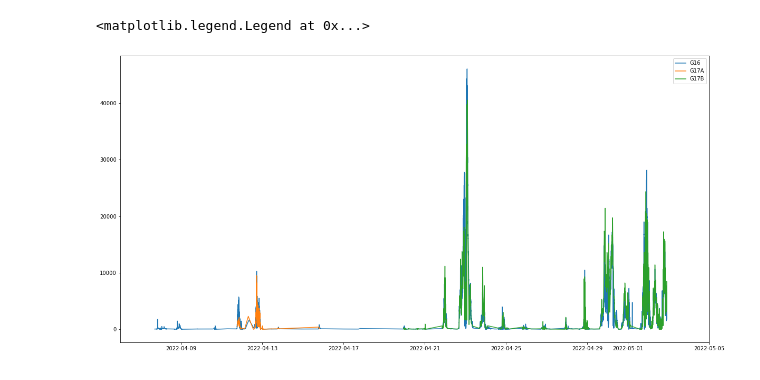
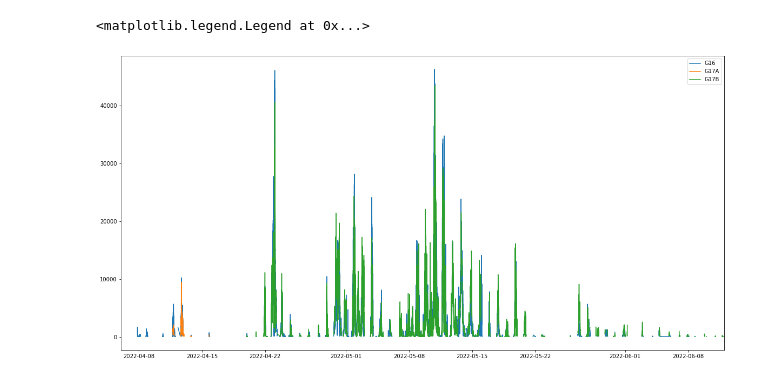
Before and after one commit to rnleach/findfire, a Jupyter notebook: Python/2022CalfCanyonAndHermittPeak.ipynb, the cells around one changed output. Saved outputs shown, nothing was run; the diff lists cells and outputs as text; code cells hidden in the pictures.

```diff
--- a/Python/2022CalfCanyonAndHermittPeak.ipynb
+++ b/Python/2022CalfCanyonAndHermittPeak.ipynb
@@ -13,14 +13,14 @@ g17b = db.total_fire_power_time_series(8512746)
 # %%
 f, ax = plt.subplots()
 
 ax.plot(g16['scan start'], g16['total power'], label='G16')
 ax.plot(g17a['scan start'], g17a['total power'], label='G17A')
 ax.plot(g17b['scan start'], g17b['total power'], label='G17B')
 
-ax.set_xlim((dt(2022,4,6), dt(2022,5,5)))
+ax.set_xlim((dt(2022,4,6), dt(2022,6,12)))
 
 ax.legend()
 # %% [output]
 <matplotlib.legend.Legend at 0x...>
-[figure, old version]
+[figure, new version]
 # %%
```
Also changed, not shown: parts of 1 cell of this notebook, 2 other files.
